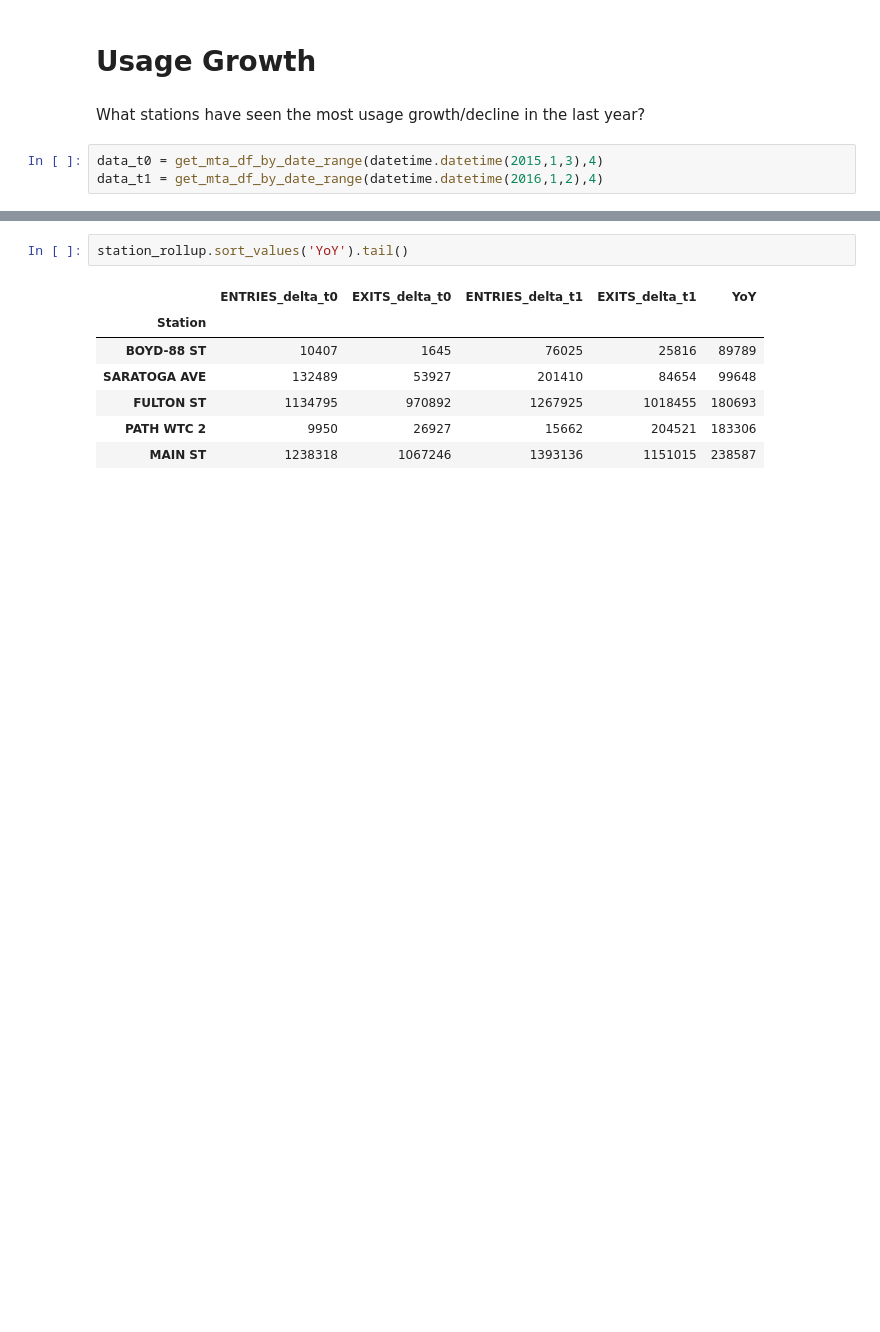
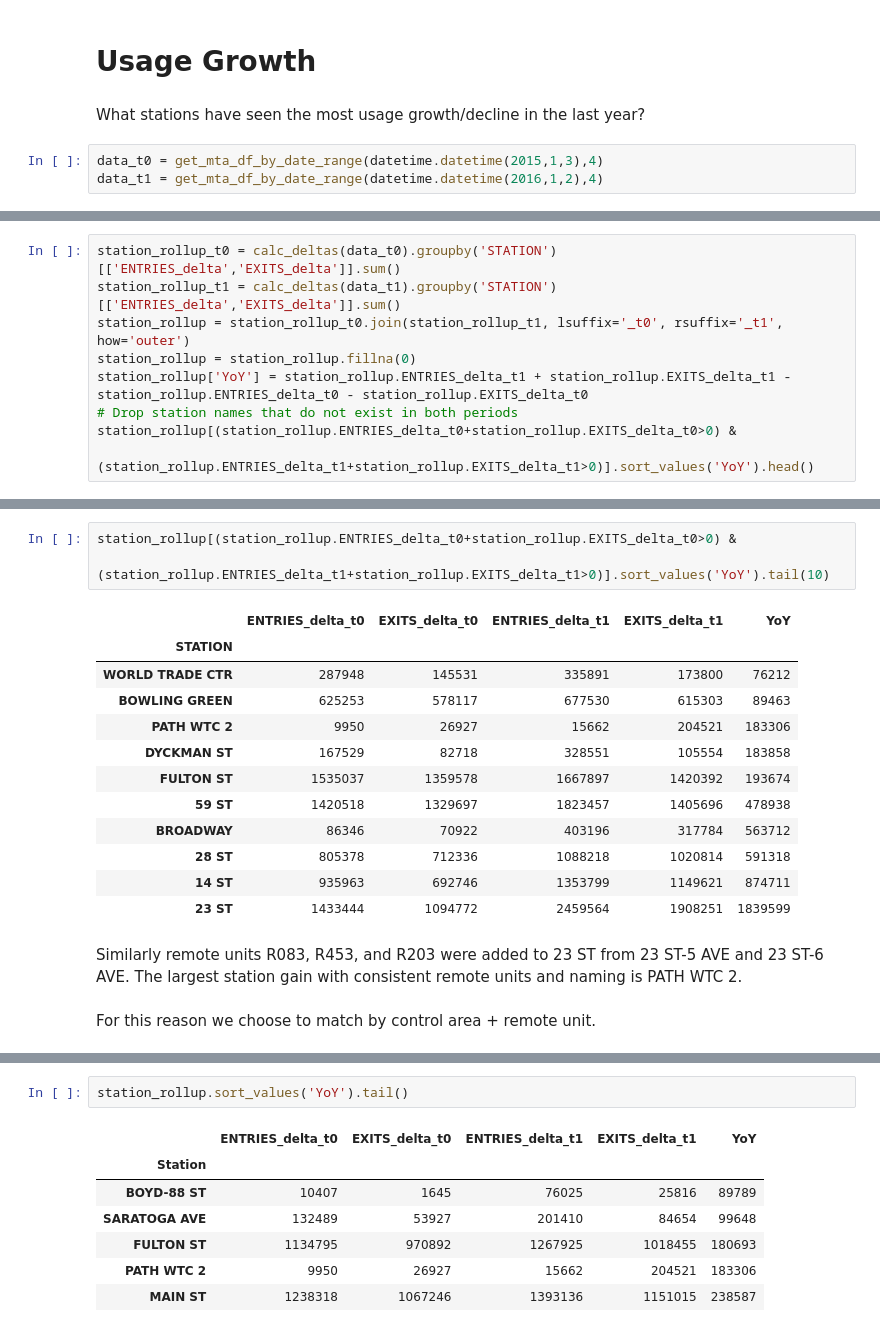
Before and after one commit to dunnette/VizDemo, a Jupyter notebook: mtaDemo/MTA2.ipynb, the cells around one changed output, grey strips where cells are left out. Cells and saved outputs as stored; diff of their text form; blank space fills up the shorter version.

```diff
--- a/mtaDemo/MTA2.ipynb
+++ b/mtaDemo/MTA2.ipynb
@@ -229,0 +230,9 @@ We can define station a few different ways. The most obvious is the self reporte
+# %%
+station_rollup_t0 = calc_deltas(data_t0).groupby('STATION')[['ENTRIES_delta','EXITS_delta']].sum()
+station_rollup_t1 = calc_deltas(data_t1).groupby('STATION')[['ENTRIES_delta','EXITS_delta']].sum()
+station_rollup = station_rollup_t0.join(station_rollup_t1, lsuffix='_t0', rsuffix='_t1', how='outer')
+station_rollup = station_rollup.fillna(0)
+station_rollup['YoY'] = station_rollup.ENTRIES_delta_t1 + station_rollup.EXITS_delta_t1 - station_rollup.ENTRIES_delta_t0 - station_rollup.EXITS_delta_t0
+# Drop station names that do not exist in both periods
+station_rollup[(station_rollup.ENTRIES_delta_t0+station_rollup.EXITS_delta_t0>0) &
+               (station_rollup.ENTRIES_delta_t1+station_rollup.EXITS_delta_t1>0)].sort_values('YoY').head()
@@ -230 +249,21 @@ We can define station a few different ways. The most obvious is the self reporte
+# %%
+station_rollup[(station_rollup.ENTRIES_delta_t0+station_rollup.EXITS_delta_t0>0) &
+               (station_rollup.ENTRIES_delta_t1+station_rollup.EXITS_delta_t1>0)].sort_values('YoY').tail(10)
+# %% [output]
+|  | ENTRIES_delta_t0 | EXITS_delta_t0 | ENTRIES_delta_t1 | EXITS_delta_t1 | YoY |
+| STATION |  |  |  |  |  |
+| WORLD TRADE CTR | 287948 | 145531 | 335891 | 173800 | 76212 |
+| BOWLING GREEN | 625253 | 578117 | 677530 | 615303 | 89463 |
+| PATH WTC 2 | 9950 | 26927 | 15662 | 204521 | 183306 |
+| DYCKMAN ST | 167529 | 82718 | 328551 | 105554 | 183858 |
+| FULTON ST | 1535037 | 1359578 | 1667897 | 1420392 | 193674 |
+| 59 ST | 1420518 | 1329697 | 1823457 | 1405696 | 478938 |
+| BROADWAY | 86346 | 70922 | 403196 | 317784 | 563712 |
+| 28 ST | 805378 | 712336 | 1088218 | 1020814 | 591318 |
+| 14 ST | 935963 | 692746 | 1353799 | 1149621 | 874711 |
+| 23 ST | 1433444 | 1094772 | 2459564 | 1908251 | 1839599 |
+# %% [markdown]
+Similarly remote units R083, R453, and R203 were added to 23 ST from 23 ST-5 AVE and 23 ST-6 AVE. The largest station gain with consistent remote units and naming is PATH WTC 2.
+# %% [markdown]
+For this reason we choose to match by control area + remote unit.
 # %%
```
Also changed, not shown: parts of 16 cells of this notebook.
